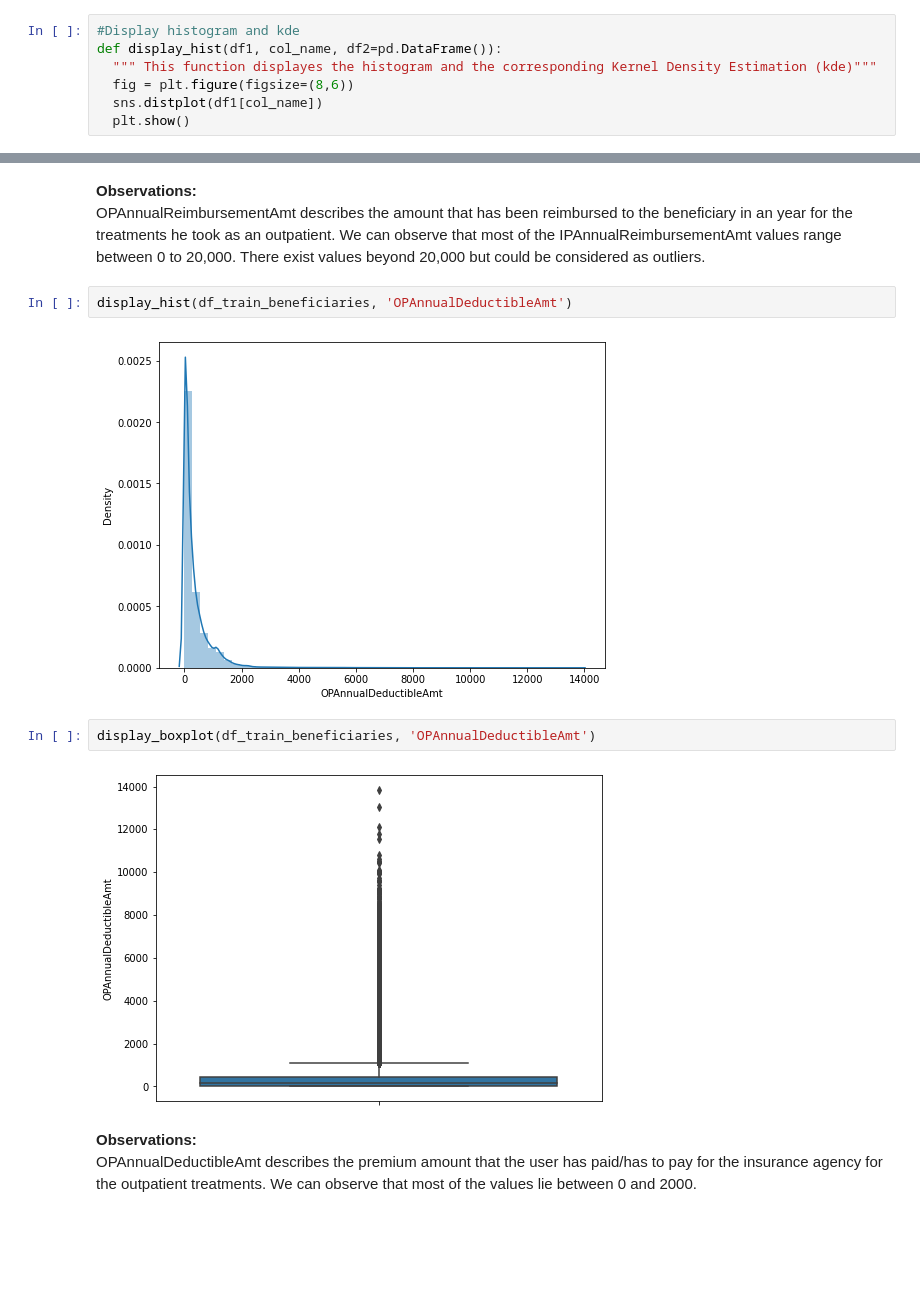
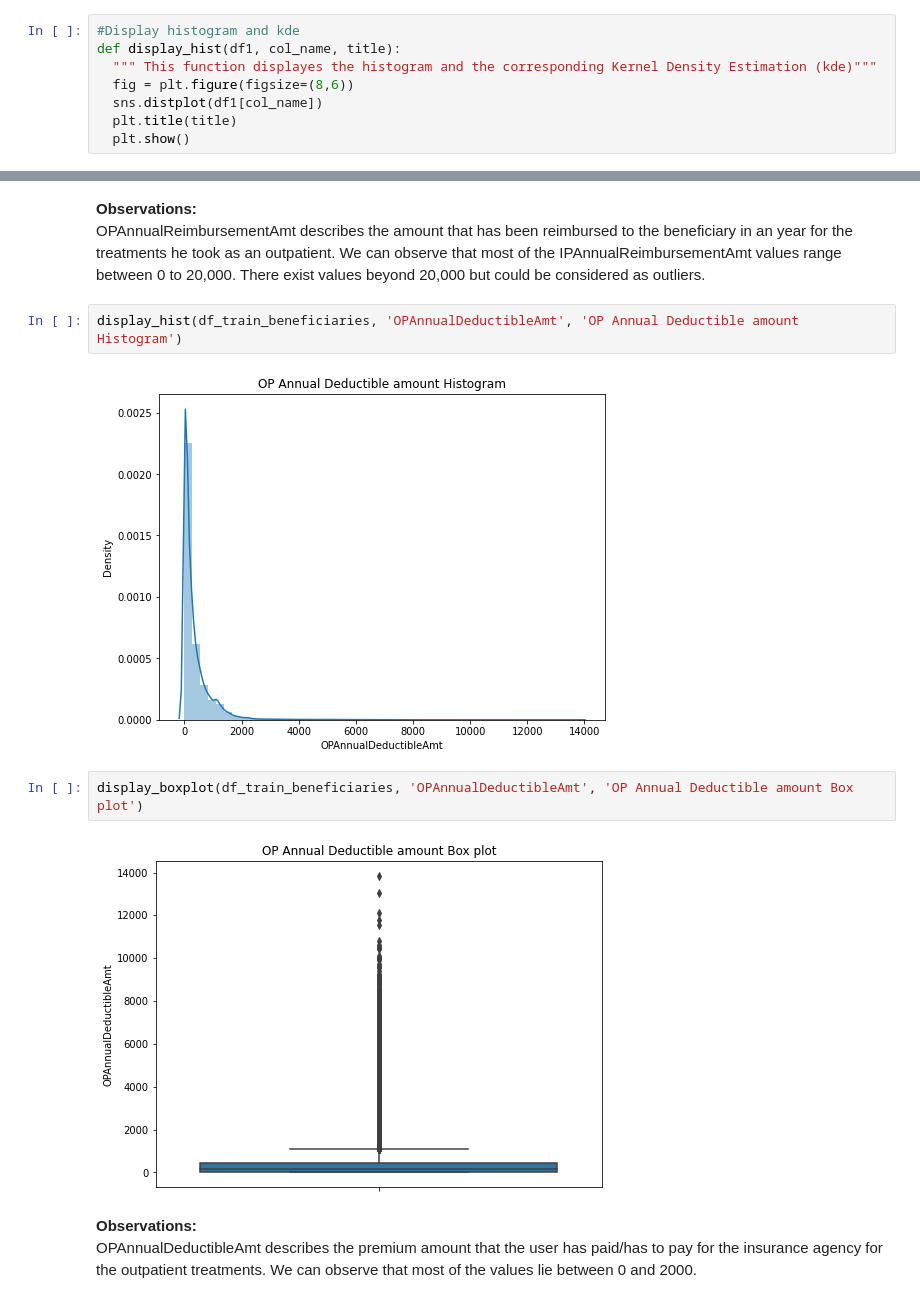
Before and after one commit to NaveenVuppula/Healthcare-Provider-Fraud-Detection-Analysis, a Jupyter notebook: Healthcare_Provider_Fraud_Detection_Analysis.ipynb, the cells around one changed output, grey strips where cells are left out. Cells and saved outputs as stored; diff of their text form; blank space fills up the shorter version.

```diff
--- a/Healthcare_Provider_Fraud_Detection_Analysis.ipynb
+++ b/Healthcare_Provider_Fraud_Detection_Analysis.ipynb
@@ -258,10 +258,11 @@ def display_barplot(data, xlabel, title, showlegend=False, labels=None):
   plt.show()
 # %%
 #Display histogram and kde
-def display_hist(df1, col_name, df2=pd.DataFrame()):
+def display_hist(df1, col_name, title):
   """ This function displayes the histogram and the corresponding Kernel Density Estimation (kde)"""
   fig = plt.figure(figsize=(8,6))
   sns.distplot(df1[col_name])
+  plt.title(title)
   plt.show()
 # %%
 #Displays box plot
@@ -476,13 +478,13 @@ display_boxplot(df_train_beneficiaries, 'OPAnnualReimbursementAmt')
 **Observations:**<br>
 OPAnnualReimbursementAmt describes the amount that has been reimbursed to the beneficiary in an year for the treatments he took as an outpatient. We can observe that most of the IPAnnualReimbursementAmt values range between 0 to 20,000. There exist values beyond 20,000 but could be considered as outliers.
 # %%
-display_hist(df_train_beneficiaries, 'OPAnnualDeductibleAmt')
+display_hist(df_train_beneficiaries, 'OPAnnualDeductibleAmt', 'OP Annual Deductible amount Histogram')
 # %% [output]
-[figure, old version]
+[figure, new version]
 # %%
-display_boxplot(df_train_beneficiaries, 'OPAnnualDeductibleAmt')
+display_boxplot(df_train_beneficiaries, 'OPAnnualDeductibleAmt', 'OP Annual Deductible amount Box plot')
 # %% [output]
-[figure, old version]
+[figure, new version]
 # %% [markdown]
 **Observations:** <br>
 OPAnnualDeductibleAmt describes the premium amount that the user has paid/has to pay for the insurance agency for the outpatient treatments. We can observe that most of the values lie between 0 and 2000.
```
Also changed, not shown: parts of 33 cells of this notebook.
